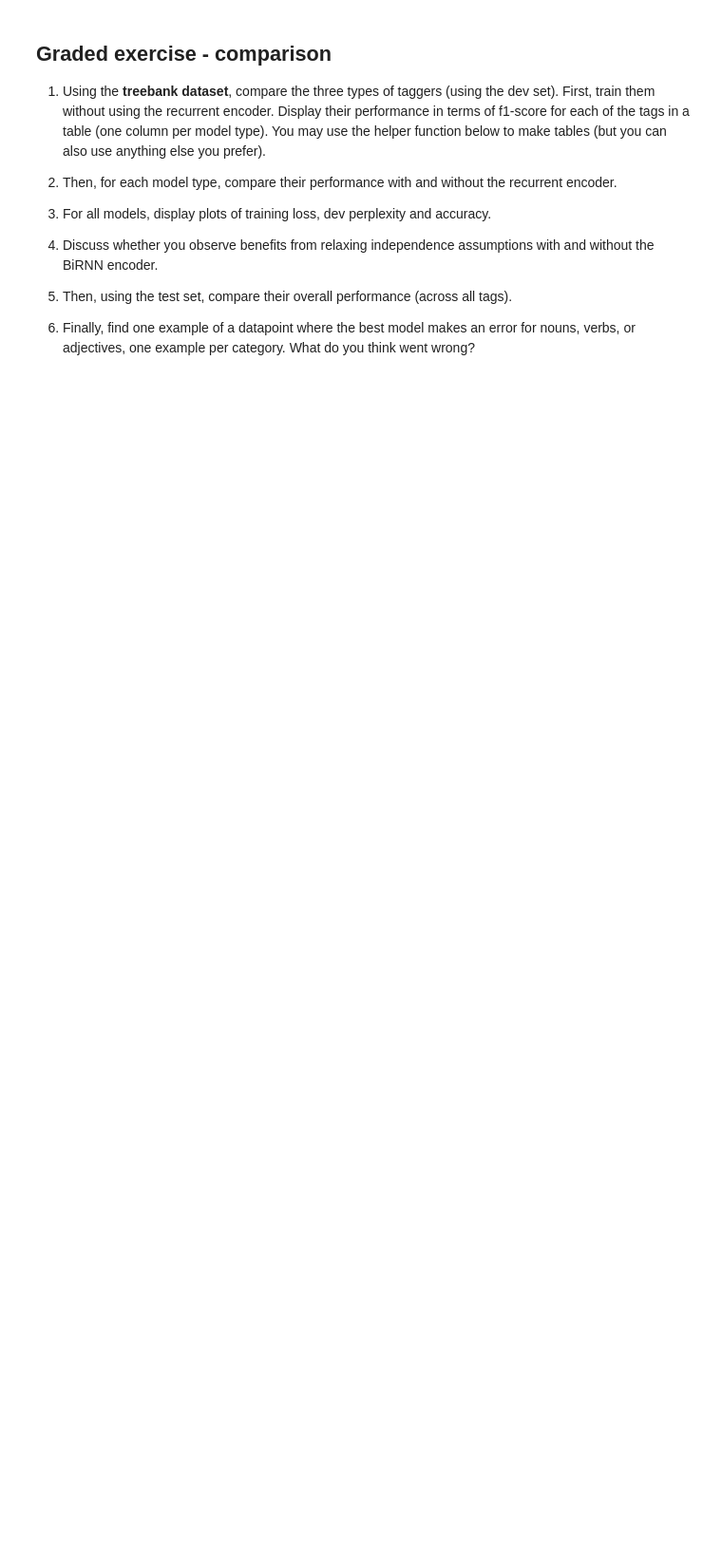
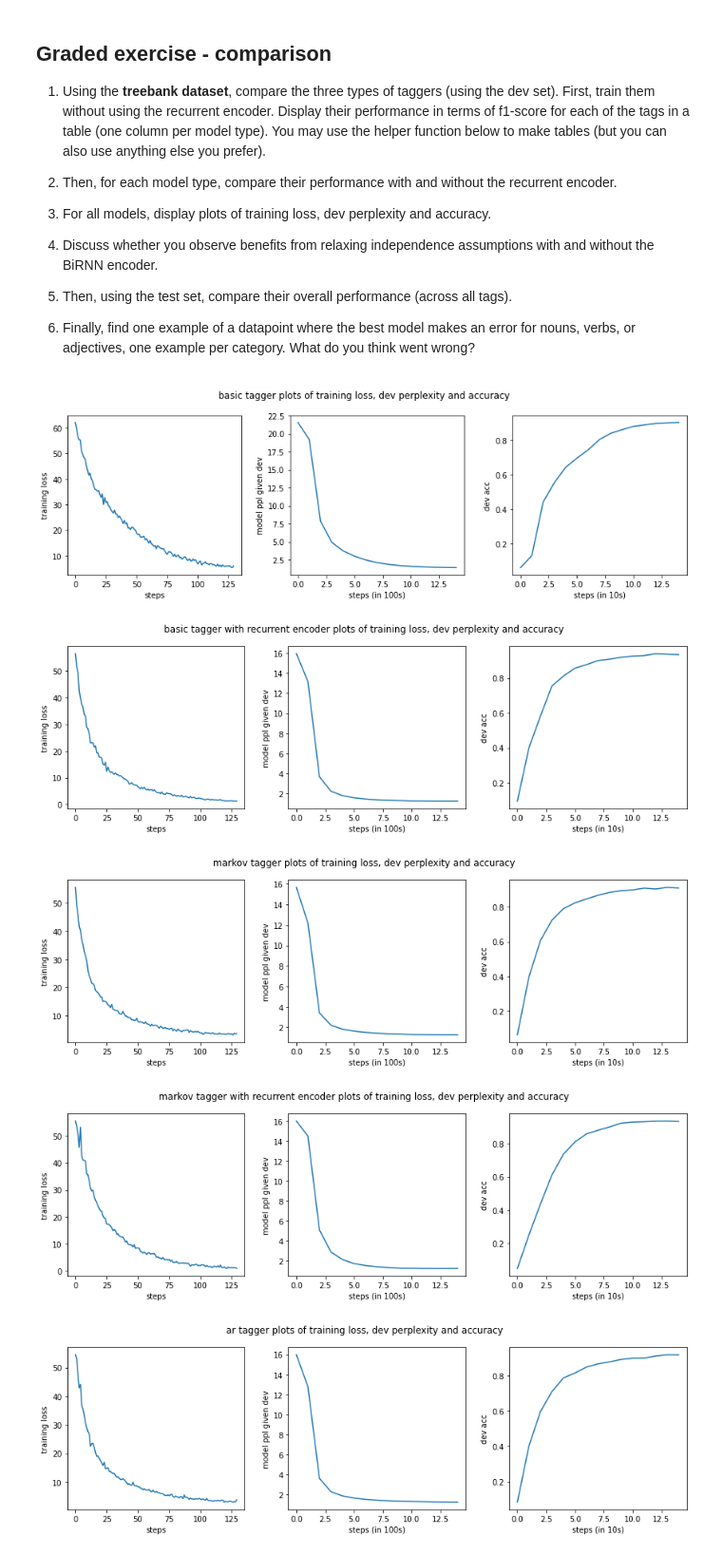
Before and after one commit to Tim-pijnacker/NTMI, a Jupyter notebook: 2022_T6_12385352.ipynb, the cells around one changed output. Shown: that part at 95% size. Cells and saved outputs as stored; diff of their text form; code cells hidden in the pictures; blank space fills up the shorter version.

```diff
--- a/2022_T6_12385352.ipynb
+++ b/2022_T6_12385352.ipynb
@@ -2093,0 +2179,36 @@ def make_table(reports, tags, metrics=['f1-score'], model_names=['basic', 'marko
+# %%
+for model, log, log_rec in logs.values():
+    # Plot loss and validation checks
+    fig, axs = plt.subplots(1, 3, figsize=(12, 4))
+    fig.suptitle(f"{model} tagger plots of training loss, dev perplexity and accuracy")
+    _ = axs[0].plot(np.arange(len(log['loss'])), log['loss'])
+    _ = axs[0].set_xlabel('steps')
+    _ = axs[0].set_ylabel('training loss')
+    _ = axs[1].plot(np.arange(len(log['ppl'])), log['ppl'])
+    _ = axs[1].set_xlabel('steps (in 100s)')
+    _ = axs[1].set_ylabel('model ppl given dev')
+    _ = axs[2].plot(np.arange(len(log['acc'])), log['acc'])
+    _ = axs[2].set_xlabel('steps (in 10s)')
+    _ = axs[2].set_ylabel('dev acc')
+    _ = fig.tight_layout(h_pad=2, w_pad=2)
+    plt.show()
+
+    fig, axs = plt.subplots(1, 3, figsize=(12, 4))
+    fig.suptitle(f"{model} tagger with recurrent encoder plots of training loss, dev perplexity and accuracy")
+    _ = axs[0].plot(np.arange(len(log_rec['loss'])), log_rec['loss'])
+    _ = axs[0].set_xlabel('steps')
+    _ = axs[0].set_ylabel('training loss')
+    _ = axs[1].plot(np.arange(len(log_rec['ppl'])), log_rec['ppl'])
+    _ = axs[1].set_xlabel('steps (in 100s)')
+    _ = axs[1].set_ylabel('model ppl given dev')
+    _ = axs[2].plot(np.arange(len(log_rec['acc'])), log_rec['acc'])
+    _ = axs[2].set_xlabel('steps (in 10s)')
+    _ = axs[2].set_ylabel('dev acc')
+    _ = fig.tight_layout(h_pad=2, w_pad=2)
+    plt.show()
+# %% [output]
+[figure, added]
+[figure, added]
+[figure, added]
+[figure, added]
+[figure, added]
```
Also changed, not shown: parts of 12 cells of this notebook.
